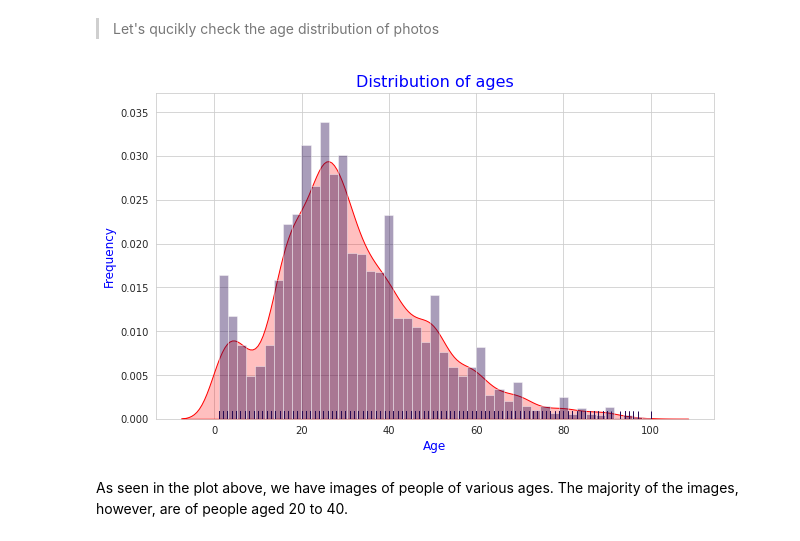
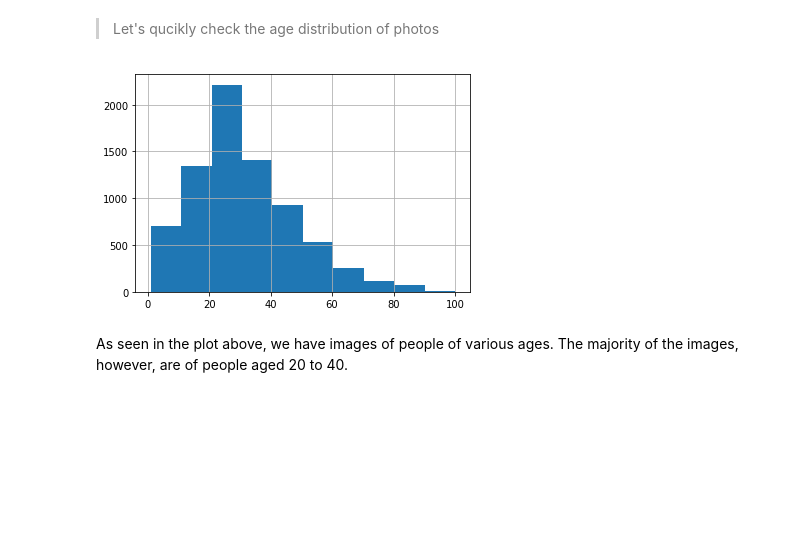
Before and after one commit to BernardKula/Introduction-To-Computer-Vision, a Jupyter notebook: Introduction_To_Computer_Vision_project_Bernard.ipynb, the cells around one changed output. Saved outputs shown, nothing was run; the diff lists cells and outputs as text; code cells hidden in the pictures; blank space fills up the shorter version.

```diff
--- a/Introduction_To_Computer_Vision_project_Bernard.ipynb
+++ b/Introduction_To_Computer_Vision_project_Bernard.ipynb
@@ -57,19 +57,10 @@ labels.head()
 > Let's qucikly check the age distribution of photos
 # %%
 # Distribution of the age
-label.real_age.hist()
+labels.real_age.hist()
 plt.show()
+# %% [output]
+[figure, added]
-# %%
-plt.figure(figsize=(10, 6))
-sns.set_style('whitegrid')
-sns.set_palette('inferno')
-sns.distplot(labels['real_age'], rug=True, kde_kws={'shade':True, 'color':'r'})
-plt.xlabel('Age', fontsize=12, color='b')
-plt.ylabel('Frequency', fontsize=12, color='b')
-plt.title('Distribution of ages', fontsize=16, color='b')
-plt.show()
-# %% [output]
-[figure, removed]
 # %% [markdown]
 As seen in the plot above, we have images of people of various ages. The majority of the images, however, are of people aged 20 to 40.
 # %%
```
Also changed, not shown: parts of 11 cells of this notebook.
